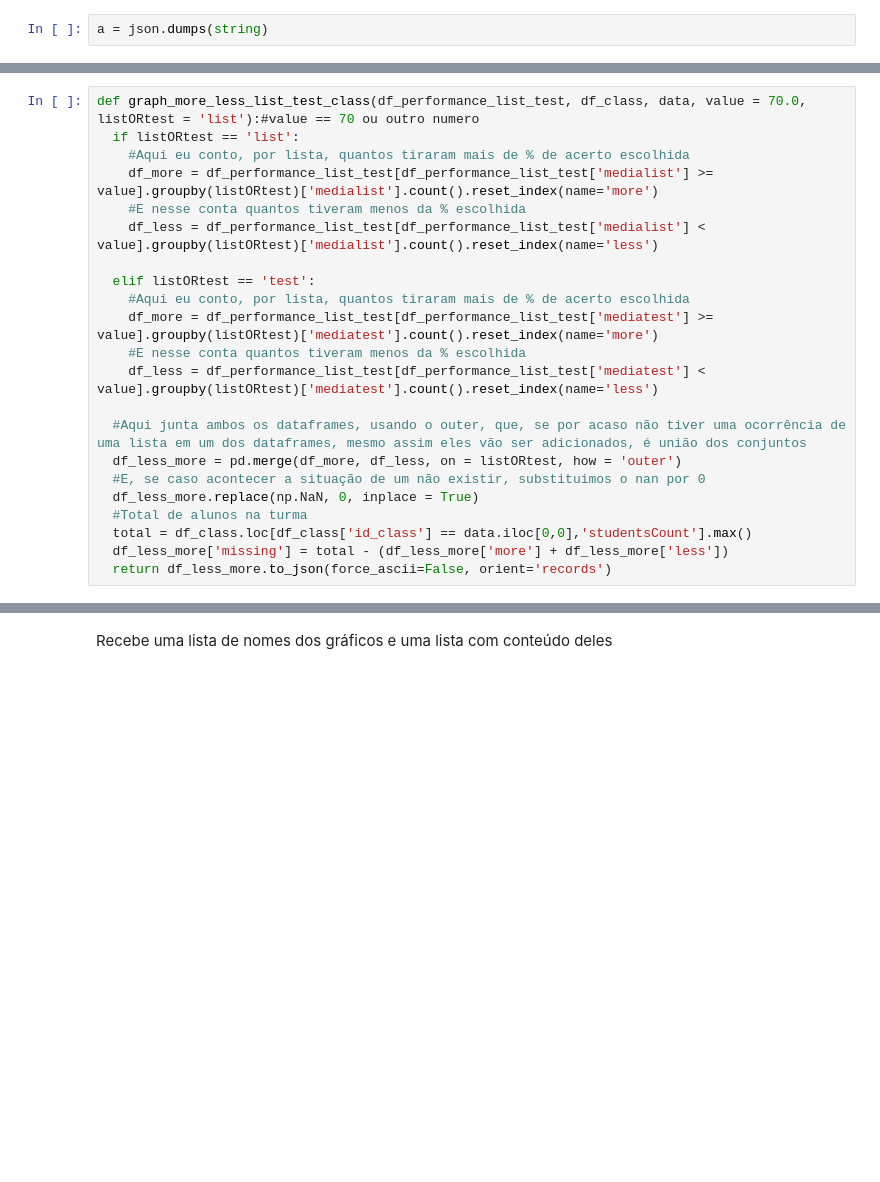
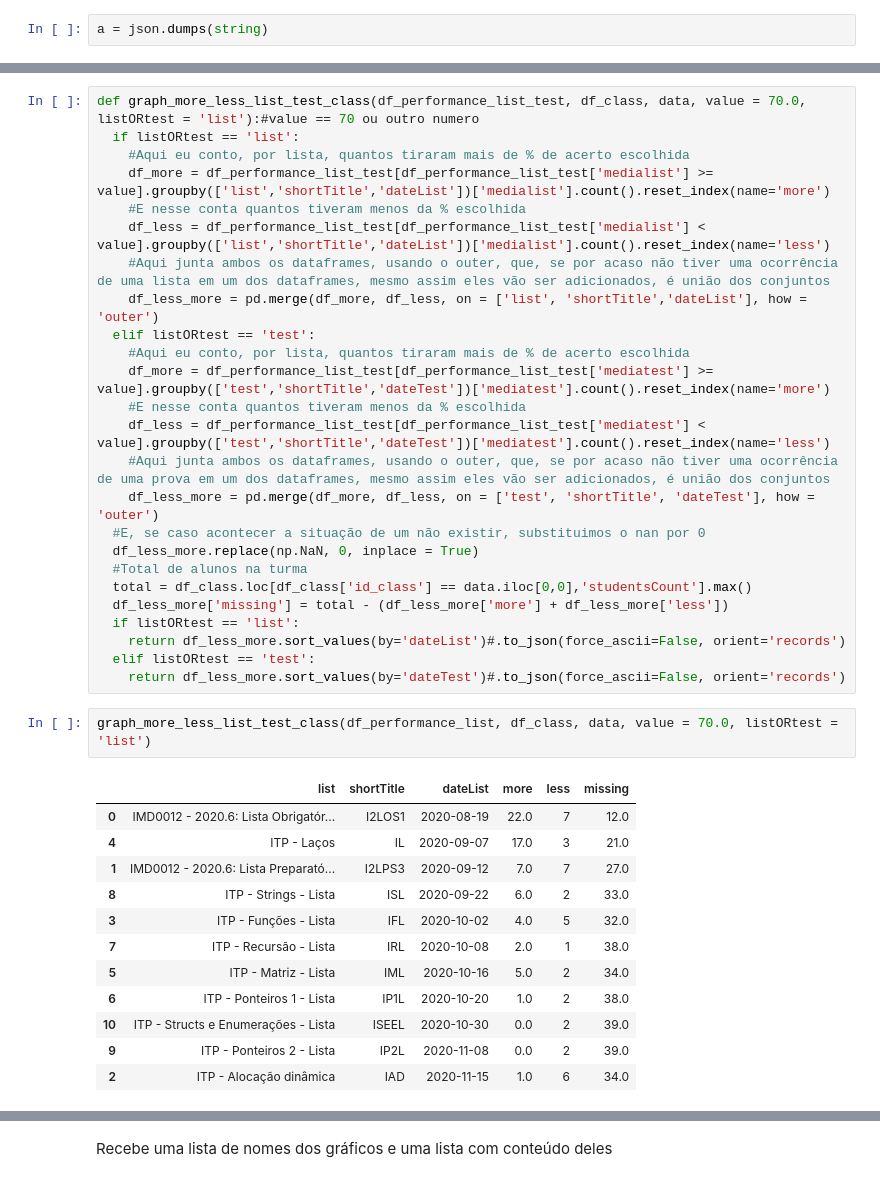
Before and after one commit to vilsonrodrigues/Projeto_Orientacao_Academica_LoP, a Jupyter notebook: Projeto_Orientacao_Academica_LoP.ipynb, the cells around one changed output, grey strips where cells are left out. Cells and saved outputs as stored; diff of their text form; blank space fills up the shorter version.

```diff
--- a/Projeto_Orientacao_Academica_LoP.ipynb
+++ b/Projeto_Orientacao_Academica_LoP.ipynb
@@ -1782,24 +1821,42 @@ def performance_list_test(df_submission, listORtest, df_lop_lists, df_question_d
 def graph_more_less_list_test_class(df_performance_list_test, df_class, data, value = 70.0, listORtest = 'list'):#value == 70 ou outro numero
   if listORtest == 'list':
     #Aqui eu conto, por lista, quantos tiraram mais de % de acerto escolhida
-    df_more = df_performance_list_test[df_performance_list_test['medialist'] >= value].groupby(listORtest)['medialist'].count().reset_index(name='more')
+    df_more = df_performance_list_test[df_performance_list_test['medialist'] >= value].groupby(['list','shortTitle','dateList'])['medialist'].count().reset_index(name='more')
     #E nesse conta quantos tiveram menos da % escolhida
-    df_less = df_performance_list_test[df_performance_list_test['medialist'] < value].groupby(listORtest)['medialist'].count().reset_index(name='less')
-
+    df_less = df_performance_list_test[df_performance_list_test['medialist'] < value].groupby(['list','shortTitle','dateList'])['medialist'].count().reset_index(name='less')
+    #Aqui junta ambos os dataframes, usando o outer, que, se por acaso não tiver uma ocorrência de uma lista em um dos dataframes, mesmo assim eles vão ser adicionados, é união dos conjuntos
+    df_less_more = pd.merge(df_more, df_less, on = ['list', 'shortTitle','dateList'], how = 'outer')
   elif listORtest == 'test':
     #Aqui eu conto, por lista, quantos tiraram mais de % de acerto escolhida
-    df_more = df_performance_list_test[df_performance_list_test['mediatest'] >= value].groupby(listORtest)['mediatest'].count().reset_index(name='more')
+    df_more = df_performance_list_test[df_performance_list_test['mediatest'] >= value].groupby(['test','shortTitle','dateTest'])['mediatest'].count().reset_index(name='more')
     #E nesse conta quantos tiveram menos da % escolhida
-    df_less = df_performance_list_test[df_performance_list_test['mediatest'] < value].groupby(listORtest)['mediatest'].count().reset_index(name='less')
-
-  #Aqui junta ambos os dataframes, usando o outer, que, se por acaso não tiver uma ocorrência de uma lista em um dos dataframes, mesmo assim eles vão ser adicionados, é união dos conjuntos
-  df_less_more = pd.merge(df_more, df_less, on = listORtest, how = 'outer')
+    df_less = df_performance_list_test[df_performance_list_test['mediatest'] < value].groupby(['test','shortTitle','dateTest'])['mediatest'].count().reset_index(name='less')
+    #Aqui junta ambos os dataframes, usando o outer, que, se por acaso não tiver uma ocorrência de uma prova em um dos dataframes, mesmo assim eles vão ser adicionados, é união dos conjuntos
+    df_less_more = pd.merge(df_more, df_less, on = ['test', 'shortTitle', 'dateTest'], how = 'outer')
   #E, se caso acontecer a situação de um não existir, substituimos o nan por 0
   df_less_more.replace(np.NaN, 0, inplace = True)
   #Total de alunos na turma
   total = df_class.loc[df_class['id_class'] == data.iloc[0,0],'studentsCount'].max()
   df_less_more['missing'] = total - (df_less_more['more'] + df_less_more['less'])
-  return df_less_more.to_json(force_ascii=False, orient='records')
+  if listORtest == 'list':
+    return df_less_more.sort_values(by='dateList')#.to_json(force_ascii=False, orient='records')
+  elif listORtest == 'test':
+    return df_less_more.sort_values(by='dateTest')#.to_json(force_ascii=False, orient='records')
+# %%
+graph_more_less_list_test_class(df_performance_list, df_class, data, value = 70.0, listORtest = 'list')
+# %% [output]
+|  | list | shortTitle | dateList | more | less | missing |
+| 0 | IMD0012 - 2020.6: Lista Obrigatór... | I2LOS1 | 2020-08-19 | 22.0 | 7 | 12.0 |
+| 4 | ITP - Laços | IL | 2020-09-07 | 17.0 | 3 | 21.0 |
+| 1 | IMD0012 - 2020.6: Lista Preparató... | I2LPS3 | 2020-09-12 | 7.0 | 7 | 27.0 |
+| 8 | ITP - Strings - Lista | ISL | 2020-09-22 | 6.0 | 2 | 33.0 |
+| 3 | ITP - Funções - Lista | IFL | 2020-10-02 | 4.0 | 5 | 32.0 |
+| 7 | ITP - Recursão - Lista | IRL | 2020-10-08 | 2.0 | 1 | 38.0 |
+| 5 | ITP - Matriz - Lista | IML | 2020-10-16 | 5.0 | 2 | 34.0 |
+| 6 | ITP - Ponteiros 1 - Lista | IP1L | 2020-10-20 | 1.0 | 2 | 38.0 |
+| 10 | ITP - Structs e Enumerações - Lista | ISEEL | 2020-10-30 | 0.0 | 2 | 39.0 |
+| 9 | ITP - Ponteiros 2 - Lista | IP2L | 2020-11-08 | 0.0 | 2 | 39.0 |
+| 2 | ITP - Alocação dinâmica | IAD | 2020-11-15 | 1.0 | 6 | 34.0 |
 # %%
 def graph_performance_student_list_test(df_performance_list_test, listORtest = 'list'):
   if listORtest == 'list':
```
Also changed, not shown: parts of 17 cells of this notebook.
